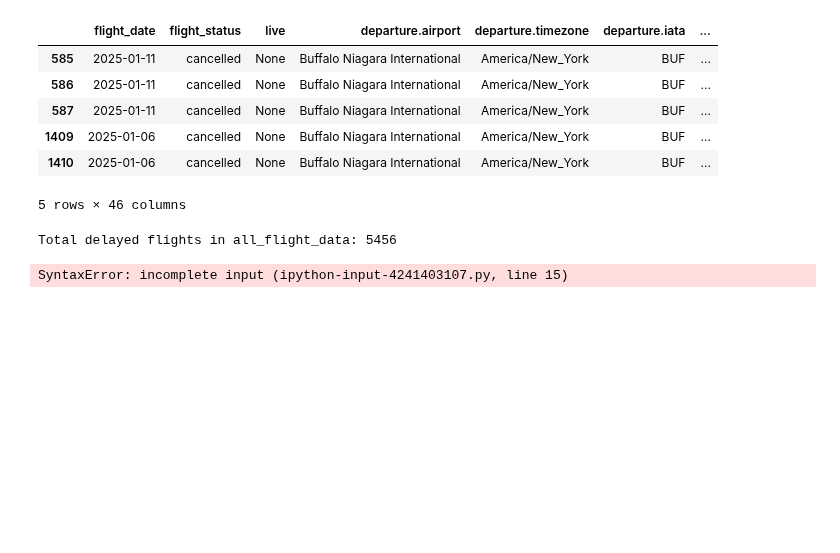
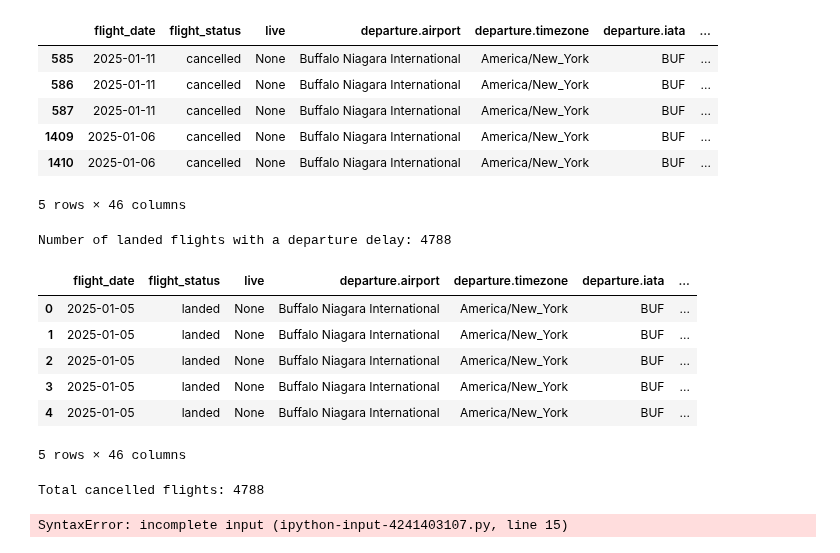
Before and after one commit to Iamkoss/cis9650_flight_data, a Jupyter notebook: fligh_data.ipynb, the cells around one changed output. Cells and saved outputs as stored; diff of their text form; code cells hidden in the pictures; blank space fills up the shorter version.

```diff
--- a/fligh_data.ipynb
+++ b/fligh_data.ipynb
@@ -191,13 +192,13 @@ Total cancelled flights: 53
 | 1409 | 2025-01-06 | cancelled | None | Buffalo Niagara International | America/New_York | BUF | ... |
 | 1410 | 2025-01-06 | cancelled | None | Buffalo Niagara International | America/New_York | BUF | ... |
 5 rows × 46 columns
-# %%
-delay_count = 0
-for flight in all_flight_data:
-    # Check if the flight landed and if departure.delay is not NaN
-    if flight.get('flight_status') == 'landed' and (flight.get('departure.delay')!= 'NaN'):
-        delay_count += 1
-
-print(f"Total delayed flights in all_flight_data: {delay_count}")
-# %% [output]
-Total delayed flights in all_flight_data: 5456
+# %%
+def count_landed_delayed_flights(df):
+    landed_delayed = df[(df['flight_status'] == 'landed') & (df['departure.delay'] > 0)]
+    return len(landed_delayed)
+
+# Use the function on df_flights
+num_landed_delayed_flights = count_landed_delayed_flights(df_flights)
+print(f"Number of landed flights with a departure delay: {num_landed_delayed_flights}")
+# %% [output]
+Number of landed flights with a departure delay: 4788
@@ -204,3 +223,16 @@ Total delayed flights in all_flight_data: 5456
+# %%
+landed_delayed_flights_df = df_flights[(df_flights['flight_status'] == 'landed') & (df_flights['departure.delay'] > 0)]
+display(landed_delayed_flights_df.head())
+print(f"Total cancelled flights: {len(landed_delayed_flights_df)}")
+# %% [output]
+|  | flight_date | flight_status | live | departure.airport | departure.timezone | departure.iata | ... |
+| 0 | 2025-01-05 | landed | None | Buffalo Niagara International | America/New_York | BUF | ... |
+| 1 | 2025-01-05 | landed | None | Buffalo Niagara International | America/New_York | BUF | ... |
+| 2 | 2025-01-05 | landed | None | Buffalo Niagara International | America/New_York | BUF | ... |
+| 3 | 2025-01-05 | landed | None | Buffalo Niagara International | America/New_York | BUF | ... |
+| 4 | 2025-01-05 | landed | None | Buffalo Niagara International | America/New_York | BUF | ... |
+5 rows × 46 columns
+Total cancelled flights: 4788
 # %%
 #NEEDS WORKS, DONT KNOW IF WE WILL USE THIS, IT CAME FROM THE EXAMPLE
 def get_file_to_dataframe(bucket_name: str, blob_path: str):
```
Also changed, not shown: parts of 4 cells of this notebook.
